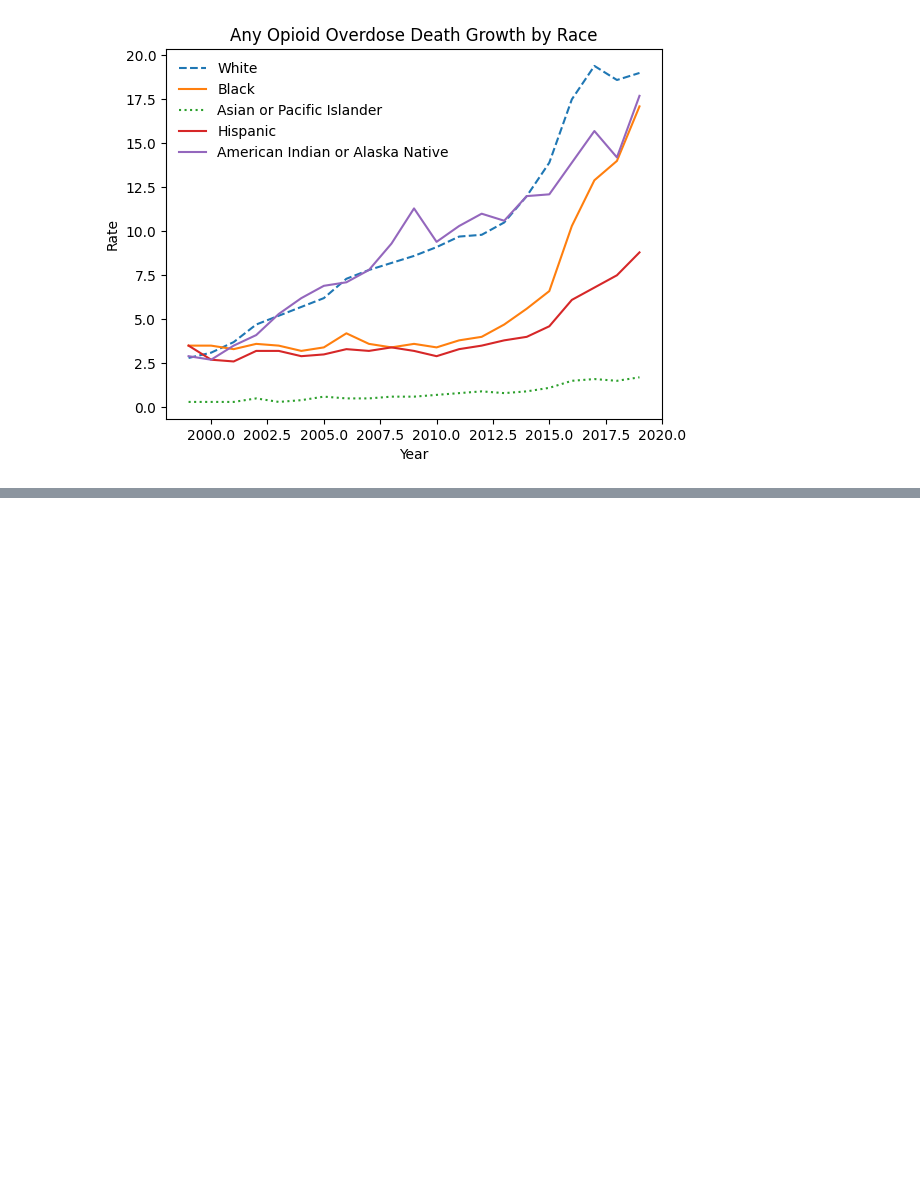
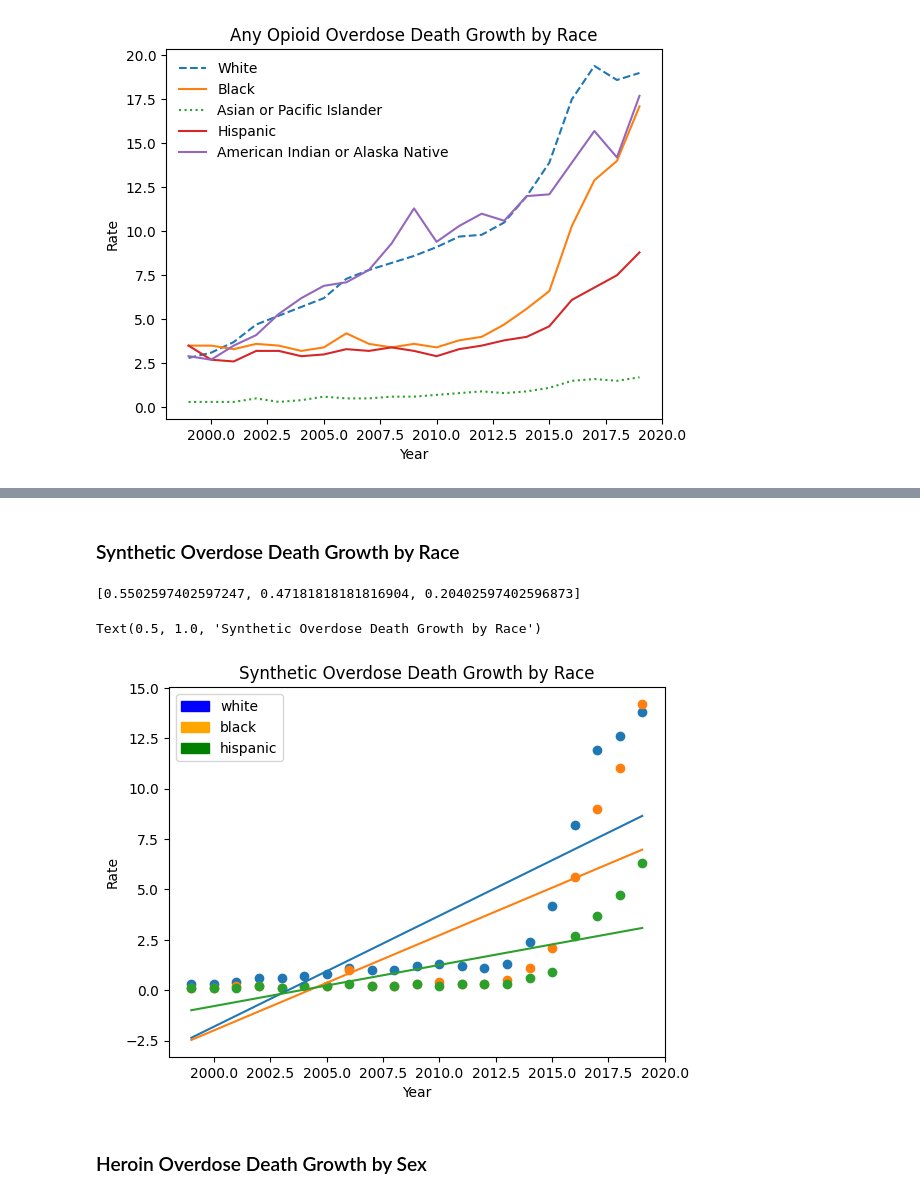
Before and after one commit to mrhee99/opioid, a Jupyter notebook: opioid.ipynb, the cells around one changed output, grey strips where cells are left out. Cells and saved outputs as stored; diff of their text form; code cells hidden in the pictures; blank space fills up the shorter version.

```diff
--- a/opioid.ipynb
+++ b/opioid.ipynb
@@ -359 +351,45 @@ plt.legend(handles=[synth_white,synth_black,synth_hispanic])
+# %% [markdown]
+### Synthetic Overdose Death Growth by Race
+# %%
+#get data from each column (Asian or Pacific Islander and American Indian or Native Alaskan data are missing).
+rate_synth_white=drug['Rate.Opioid.Synthetic.Race.White']
+rate_synth_black=drug['Rate.Opioid.Synthetic.Race.Black']
+rate_synth_hispanic=drug['Rate.Opioid.Synthetic.Race.Hispanic']
+
+#empty list for synthetic overdose death rate by race.
+rate_synth_race=[]
+rate_synth_race.append(rate_synth_white)
+rate_synth_race.append(rate_synth_black)
+rate_synth_race.append(rate_synth_hispanic)
+
+#empty list for slopes.
+slope_synth_race=[]
+
+for i in rate_synth_race:
+    x=year
+    y=i
+    #make a scatterplot
+    plt.scatter(x,y)
+    #calculate slope
+    a,b=np.polyfit(x,y,1)
+    slope_synth_race.append(a)
+    #plot the linear regression
+    plt.plot(x, a*np.array(x)+b)
+print(slope_synth_race)
+
+
+# Creating legend with color box
+synth_white = mpatches.Patch(color='blue', label='white')
+synth_black = mpatches.Patch(color='orange', label='black')
+synth_hispanic = mpatches.Patch(color='green', label='hispanic')
+plt.legend(handles=[synth_white,synth_black,synth_hispanic])
+plt.xlabel('Year')
+plt.ylabel('Rate')
+plt.title('Synthetic Overdose Death Growth by Race')
+# %% [output]
+[0.5502597402597247, 0.47181818181816904, 0.20402597402596873]
+Text(0.5, 1.0, 'Synthetic Overdose Death Growth by Race')
+[figure, added]
+# %% [markdown]
+### Heroin Overdose Death Growth by Sex
 # %%
```
Also changed, not shown: parts of 40 cells of this notebook.
